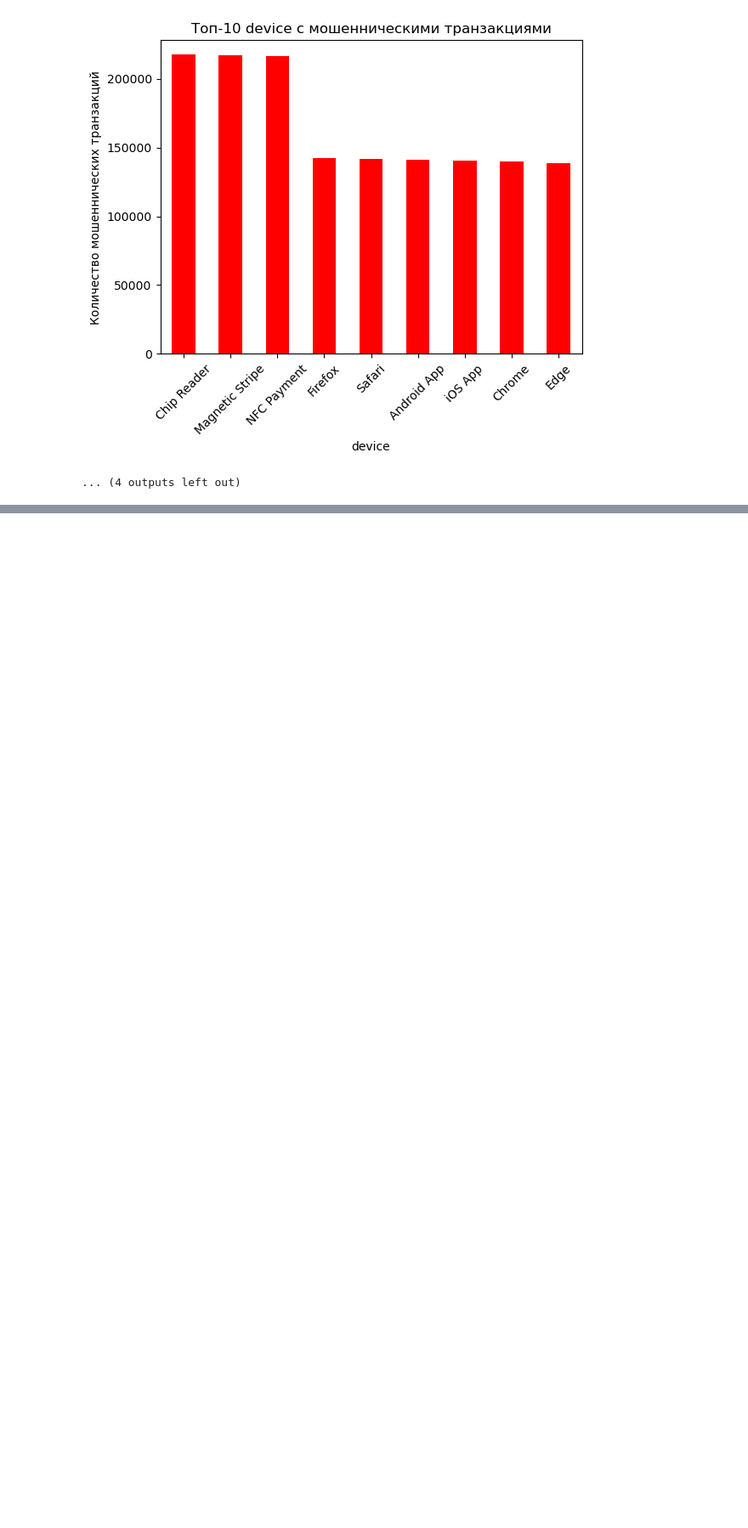
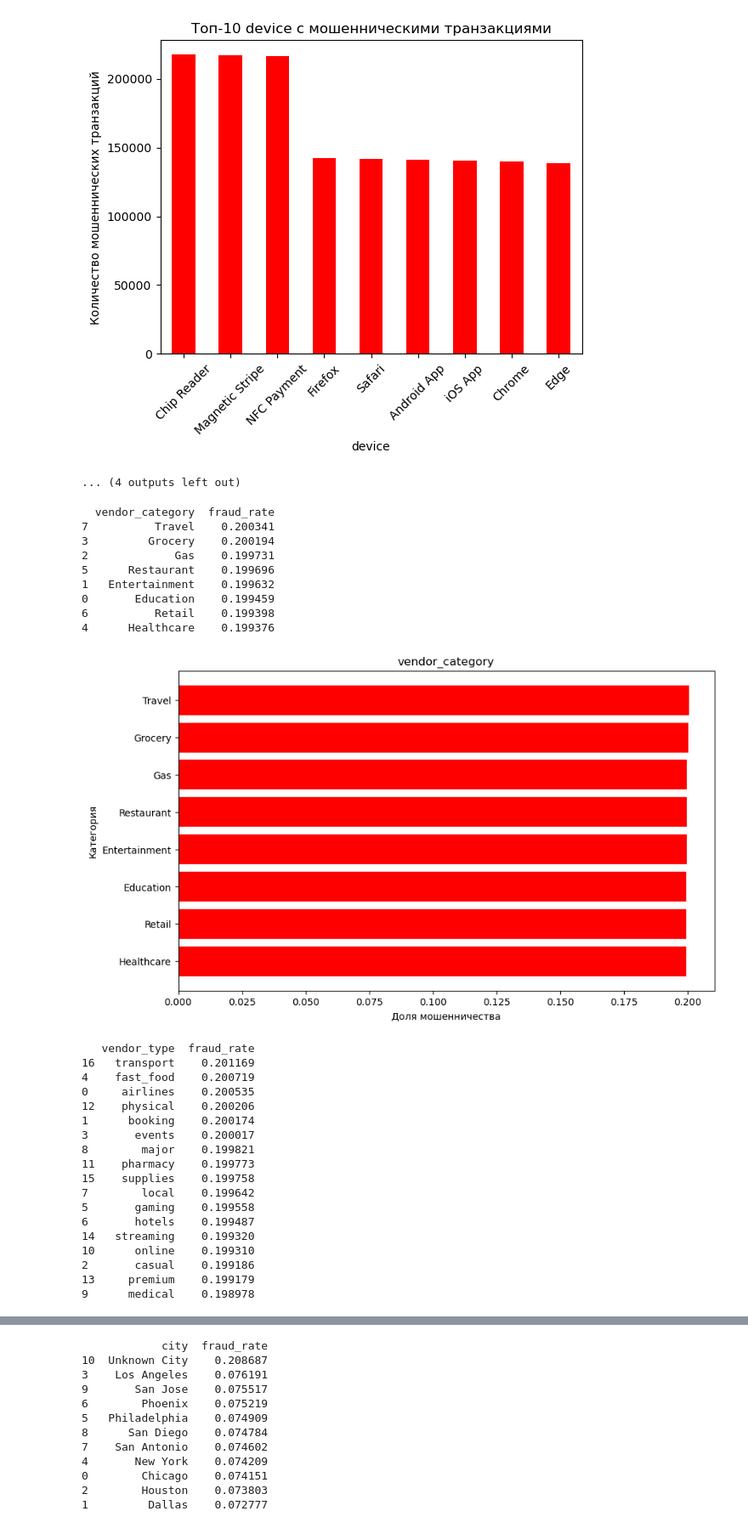
Before and after one commit to milyaushas/transactions-data-research, a Jupyter notebook: EDA.ipynb, the cells around one changed output, grey strips where cells are left out. Shown at 85% size. Saved outputs shown, nothing was run; the diff lists cells and outputs as text; code cells hidden in the pictures; blank space fills up the shorter version.

Commit message:
add graphs

```diff
--- a/EDA.ipynb
+++ b/EDA.ipynb
@@ -187,3 +187,59 @@ Edge               138885
 Name: count, dtype: int64
 [figure]
 ... (4 outputs left out)
+# %%
+import pandas as pd
+
+for col in categorical_columns:
+
+    # Предположим, что DataFrame называется df
+    # Считаем долю мошеннических транзакций по каждой категории
+    fraud_ratio = (
+        df.groupby(col)['is_fraud']
+        .mean()  # mean() даёт долю True в группе
+        .reset_index()
+        .rename(columns={'is_fraud': 'fraud_rate'})
+        .sort_values('fraud_rate', ascending=False)
+    )
+
+    print(fraud_ratio)
+
+    # Визуализация
+    import matplotlib.pyplot as plt
+
+    plt.figure(figsize=(10, 6))
+    plt.barh(fraud_ratio[col], fraud_ratio['fraud_rate'], color='red')
+    plt.xlabel('Доля мошенничества')
+    plt.ylabel('Категория')
+    plt.title(col)
+    plt.gca().invert_yaxis()
+    plt.show()
+# %% [output]
+  vendor_category  fraud_rate
+7          Travel    0.200341
+3         Grocery    0.200194
+2             Gas    0.199731
+5      Restaurant    0.199696
+1   Entertainment    0.199632
+0       Education    0.199459
+6          Retail    0.199398
+4      Healthcare    0.199376
+[figure, added]
+   vendor_type  fraud_rate
+16   transport    0.201169
+4    fast_food    0.200719
+0     airlines    0.200535
+12    physical    0.200206
+1      booking    0.200174
+3       events    0.200017
+8        major    0.199821
+11    pharmacy    0.199773
+15    supplies    0.199758
+7        local    0.199642
+5       gaming    0.199558
+6       hotels    0.199487
+14   streaming    0.199320
+10      online    0.199310
+2       casual    0.199186
+13     premium    0.199179
+9      medical    0.198978
@@ -189,0 +262,12 @@ Name: count, dtype: int64
+            city  fraud_rate
+10  Unknown City    0.208687
+3    Los Angeles    0.076191
+9       San Jose    0.075517
+6        Phoenix    0.075219
+5   Philadelphia    0.074909
+8      San Diego    0.074784
+7    San Antonio    0.074602
+4       New York    0.074209
+0        Chicago    0.074151
+2        Houston    0.073803
+1         Dallas    0.072777
```
Also changed, not shown: parts of 6 cells of this notebook.
